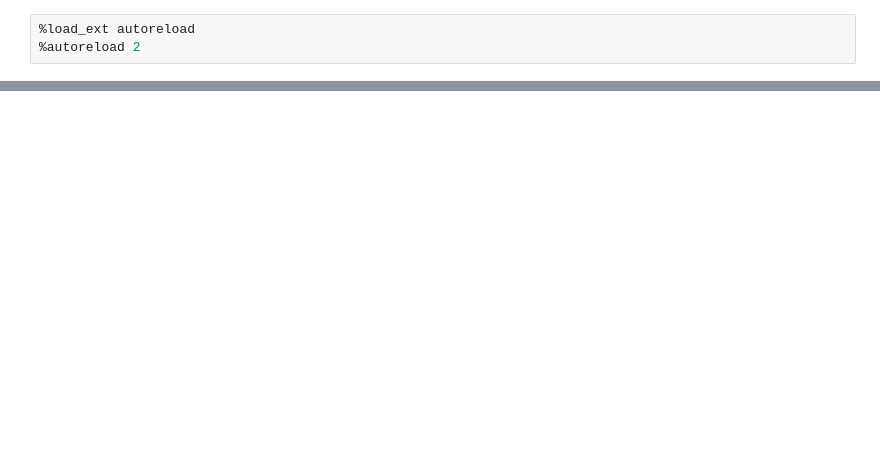
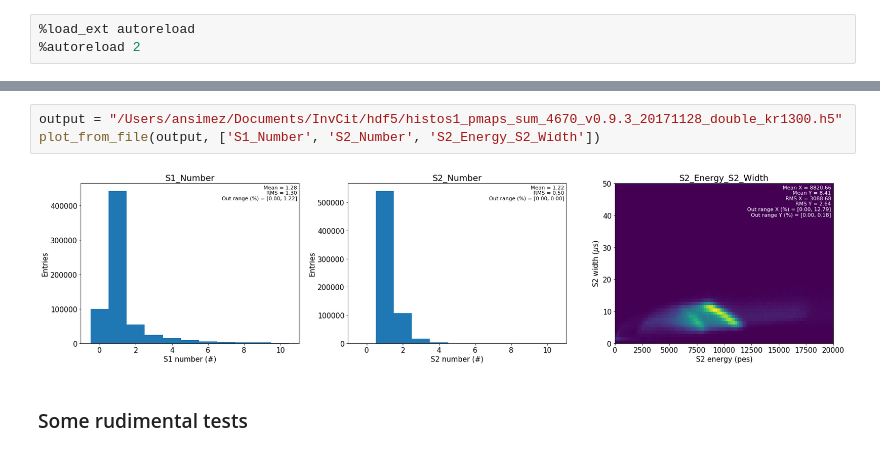
Before and after one commit to Aretno/ICARO, a Jupyter notebook: MonitorTest.ipynb, the cells around one changed output, grey strips where cells are left out. Saved outputs shown, nothing was run; the diff lists cells and outputs as text; blank space fills up the shorter version.

```diff
--- a/MonitorTest.ipynb
+++ b/MonitorTest.ipynb
@@ -210,0 +418,7 @@ with tb.open_file(output, "r") as h5out:
+# %%
+output = "/Users/ansimez/Documents/InvCit/hdf5/histos1_pmaps_sum_4670_v0.9.3_20171128_double_kr1300.h5"
+plot_from_file(output, ['S1_Number', 'S2_Number', 'S2_Energy_S2_Width'])
+# %% [output]
+[figure, added]
+# %% [markdown]
+### Some rudimental tests
```
Also changed, not shown: parts of 33 cells of this notebook.
